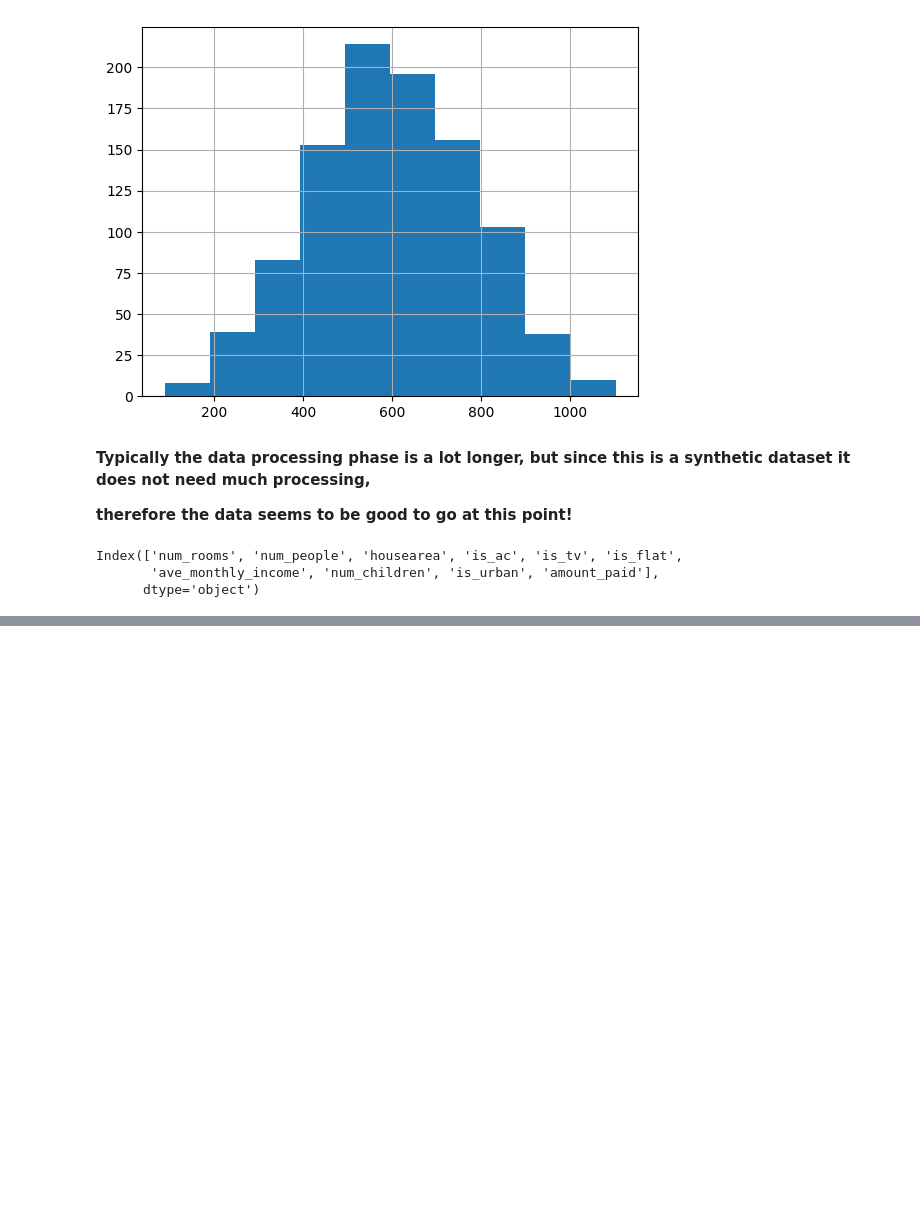
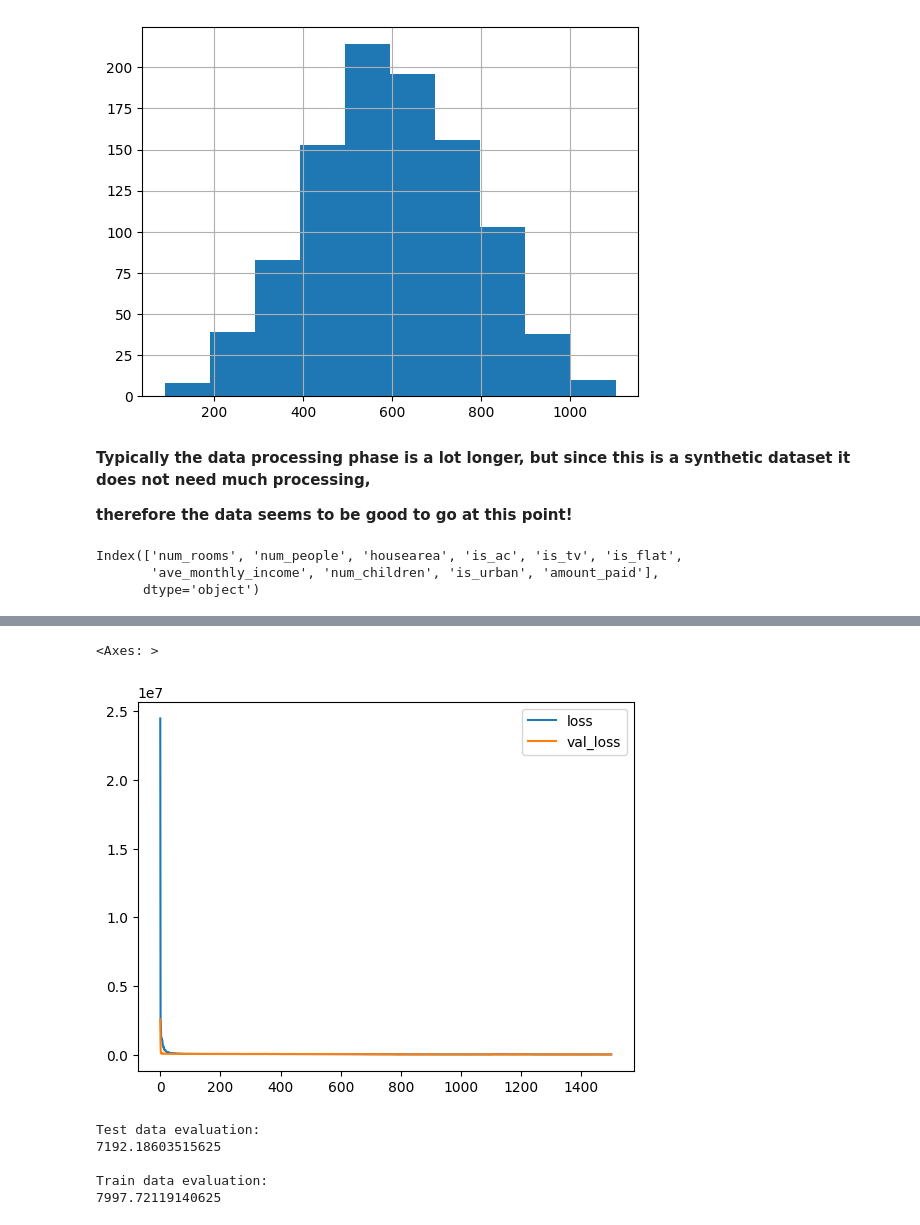
Before and after one commit to tomcordruw/DeepLearning2024, a Jupyter notebook: LectureExamples/ann_regression_example1.ipynb, the cells around one changed output, grey strips where cells are left out. Drawn from its saved outputs; the diff is of its cells as text; code cells hidden in the pictures; blank space fills up the shorter version.

Commit message:
Re-added missing parts for the first ANN example

```diff
--- a/LectureExamples/ann_regression_example1.ipynb
+++ b/LectureExamples/ann_regression_example1.ipynb
@@ -94,3 +94,14 @@ X = df[['num_rooms', 'num_people', 'housearea', 'is_ac', 'is_tv', 'is_flat',
 
 # have only the target variable here (dependent variable)
 y = df['amount_paid']
+# %%
+# a nice trick to get all 6 variables for our neural network
+# first split 70% for training data, and save the last 30% for temporary variables
+X_train, X_temp, y_train, y_temp = train_test_split(X, y, test_size=0.3, random_state=101)
+
+# then split again the temporary variables by 50% (so if it was 30% originally => now it's
+# 15%/15% (because 30% * 50% = 15%))
+
+# so after this, we have 70% for training, 15% testing, and 15% validation
+# => 100% in total
+X_val, X_test, y_val, y_test = train_test_split(X_temp, y_temp, test_size=0.5, random_state=101)
@@ -96,0 +120,26 @@ y = df['amount_paid']
+# %%
+# 9 variables in this case for training
+training_variable_amount = len(X.columns)
+
+# create the structure of our neural network
+model = keras.Sequential(
+    [
+        layers.Dense(12, activation="relu", input_shape=(training_variable_amount,)),
+        layers.Dense(8, activation="relu"),
+
+        # Adding a Dropout-layer, often helps to reduce the validation loss (less overfitting)
+        layers.Dropout(0.1),
+        layers.Dense(4, activation="relu"),
+        layers.Dense(1)
+    ]
+)
+
+# compile the neural network, use adam (most common one) as the optimizer
+# and mean square error (mse) for the loss function (most common for regression problems)
+model.compile(optimizer='adam', loss='mse')
+
+# show a quick recap of our structure
+model.summary()
+
+# start training
+model.fit(x=X_train, y=y_train, epochs=1500, validation_data=(X_val, y_val))
@@ -96,0 +165,20 @@ y = df['amount_paid']
+# %%
+# let's see if our models overfits
+loss_df = pd.DataFrame(model.history.history)
+loss_df.plot()
+# %% [output]
+<Axes: >
+[figure, added]
+# %%
+# these should be as relatively close to each other as possible
+# in this case, ~4600 to 4450 is quite close
+print("Test data evaluation:")
+print(model.evaluate(X_test, y_test, verbose=0))
+print("\nTrain data evaluation:")
+print(model.evaluate(X_train, y_train, verbose=0))
+# %% [output]
+Test data evaluation:
+7192.18603515625
+
+Train data evaluation:
+7997.72119140625
```
Also changed, not shown: parts of 9 cells of this notebook.
